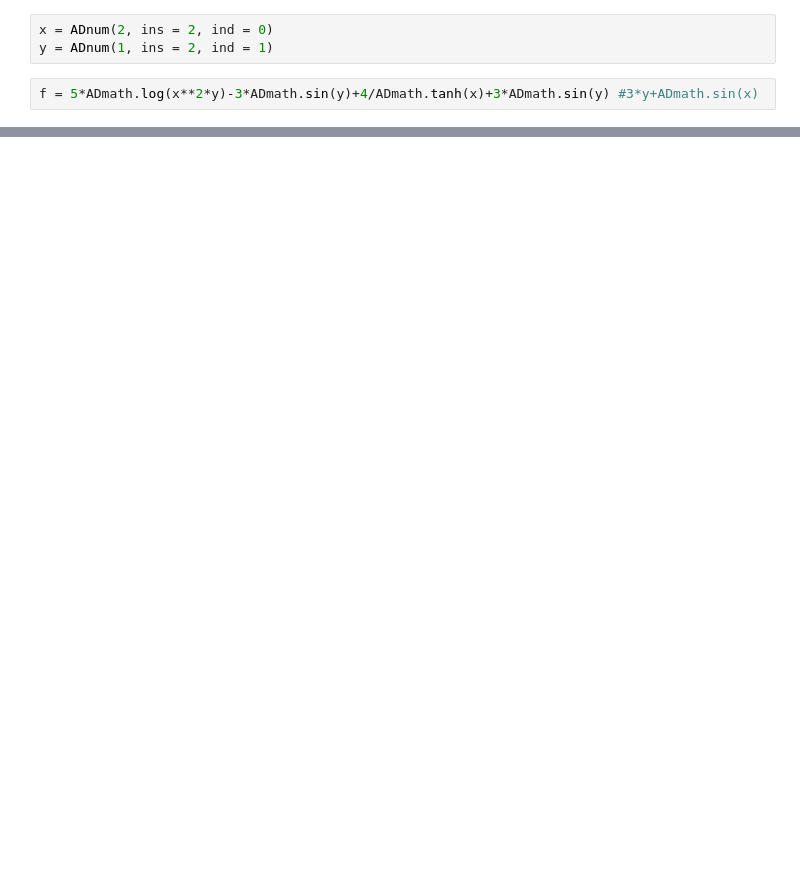
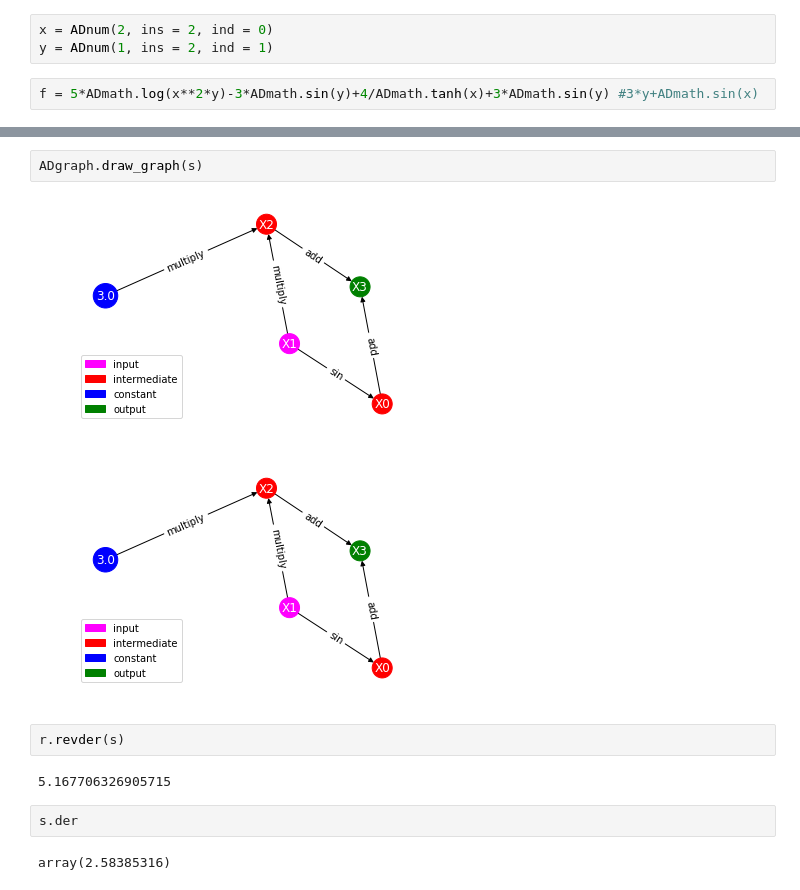
Before and after one commit to tamilselvanarjun/auto-ed, a Jupyter notebook: ReverseModeTesting.ipynb, the cells around one changed output, grey strips where cells are left out. Saved outputs shown, nothing was run; the diff lists cells and outputs as text; blank space fills up the shorter version.

```diff
--- a/ReverseModeTesting.ipynb
+++ b/ReverseModeTesting.ipynb
@@ -37,0 +71,13 @@ array([1., 1.])
+# %%
+ADgraph.draw_graph(s)
+# %% [output]
+[figure, added]
+[figure, added]
+# %%
+r.revder(s)
+# %% [output]
+5.167706326905715
+# %%
+s.der
+# %% [output]
+array(2.58385316)
```
Also changed, not shown: parts of 22 cells of this notebook.
